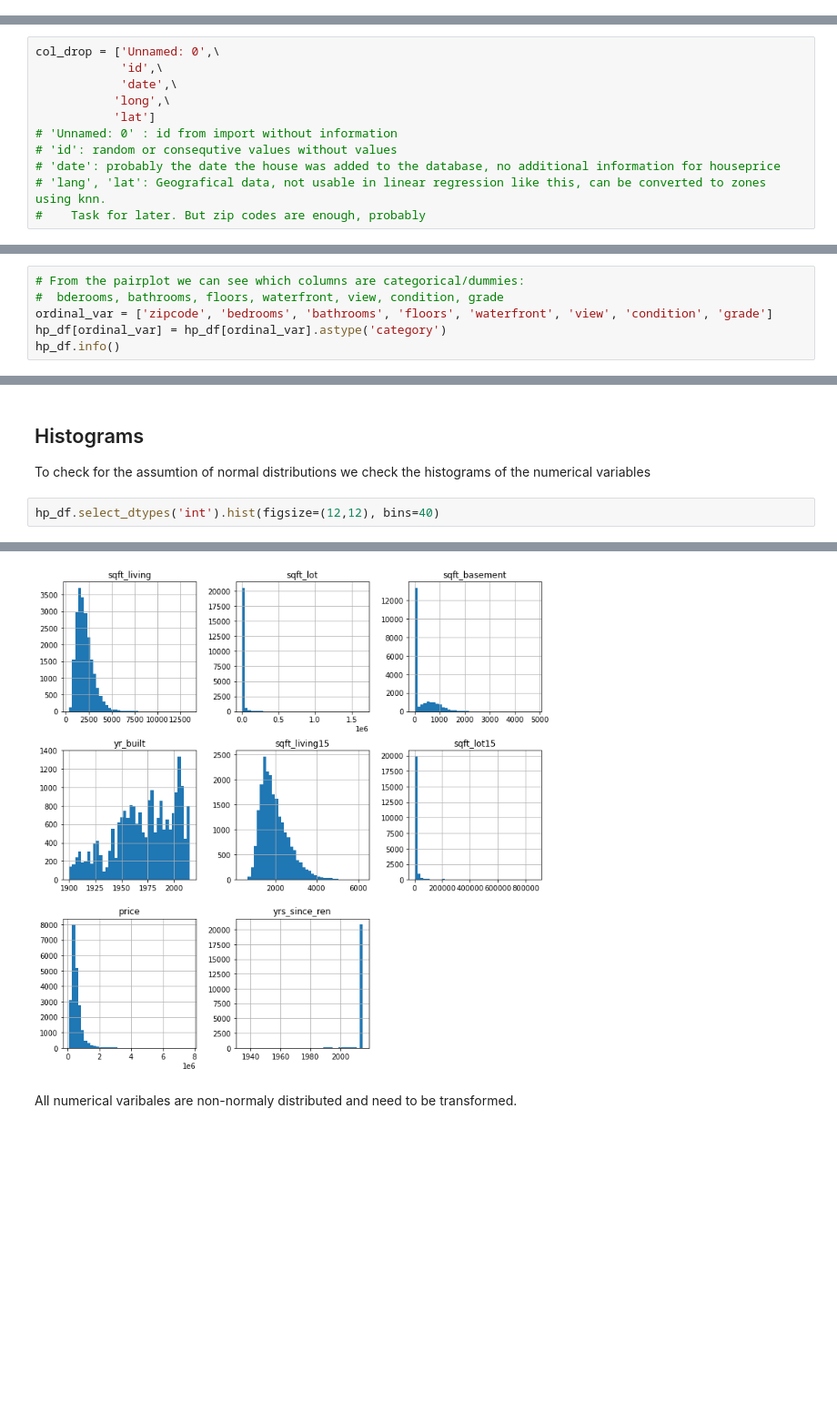
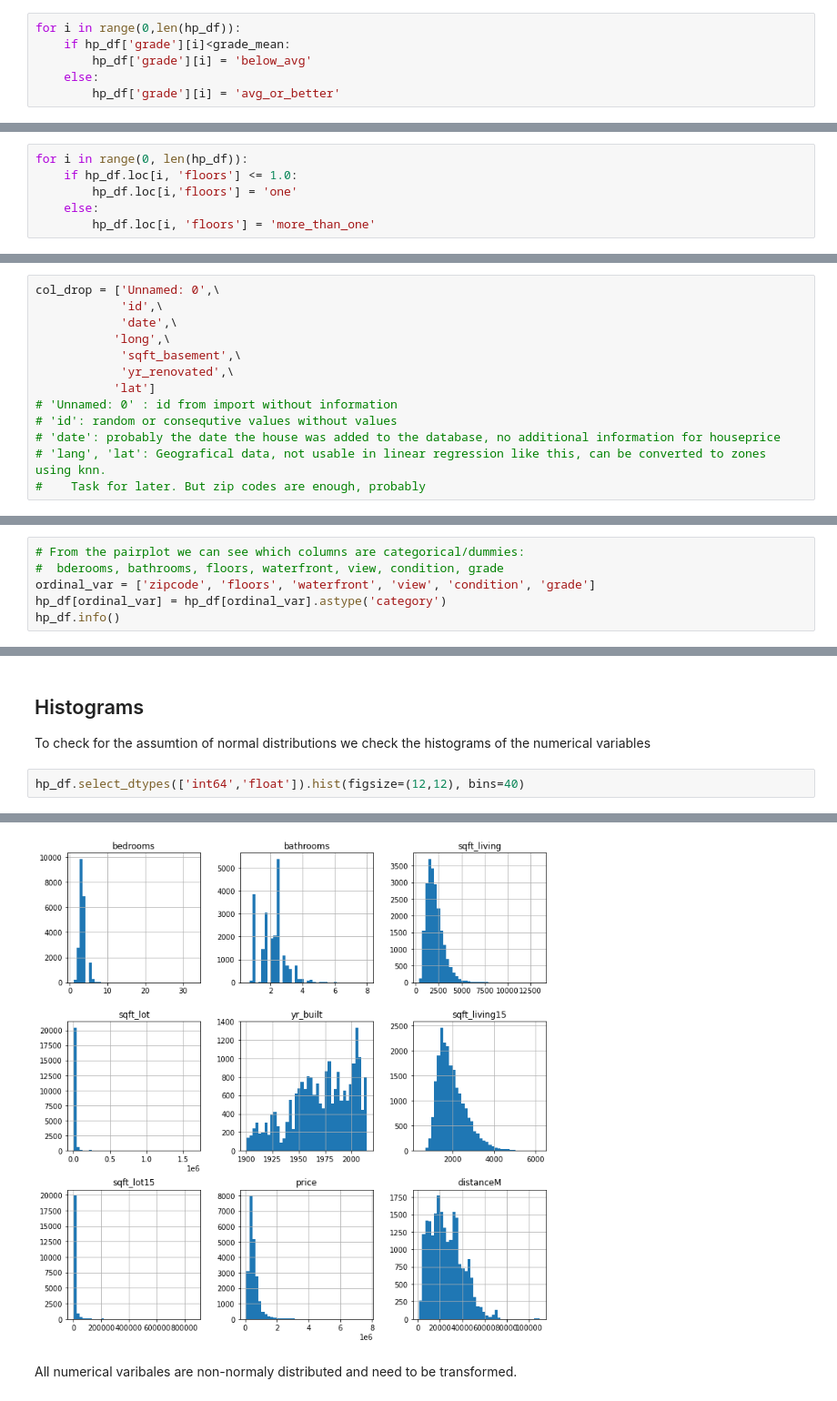
Before and after one commit to CrisQueCris/Houseprices, a Jupyter notebook: Modeling_Project/Midterm Regression.ipynb, the cells around one changed output, grey strips where cells are left out. Shown at 91% size. Drawn from its saved outputs; the diff is of its cells as text; blank space fills up the shorter version.

```diff
--- a/Modeling_Project/Midterm Regression.ipynb
+++ b/Modeling_Project/Midterm Regression.ipynb
@@ -169,0 +175,6 @@ hp_df.loc[hp_df['sqft_basement'] != 0, 'basement'] = True
+# %%
+for i in range(0,len(hp_df)):
+    if hp_df['grade'][i]<grade_mean:
+        hp_df['grade'][i] = 'below_avg'
+    else:
+        hp_df['grade'][i] = 'avg_or_better'
@@ -169,0 +210,6 @@ hp_df.loc[hp_df['sqft_basement'] != 0, 'basement'] = True
+# %%
+for i in range(0, len(hp_df)):
+    if hp_df.loc[i, 'floors'] <= 1.0:
+        hp_df.loc[i,'floors'] = 'one'
+    else:
+        hp_df.loc[i, 'floors'] = 'more_than_one'
@@ -176,6 +227,8 @@ col_drop = ['Unnamed: 0',\
             'id',\
             'date',\
            'long',\
+            'sqft_basement',\
+            'yr_renovated',\
            'lat']
 # 'Unnamed: 0' : id from import without information
 # 'id': random or consequtive values without values
@@ -214,7 +267,7 @@ memory usage: 3.1+ MB
 # %%
 # From the pairplot we can see which columns are categorical/dummies:
 #  bderooms, bathrooms, floors, waterfront, view, condition, grade
-ordinal_var = ['zipcode', 'bedrooms', 'bathrooms', 'floors', 'waterfront', 'view', 'condition', 'grade']
+ordinal_var = ['zipcode', 'floors', 'waterfront', 'view', 'condition', 'grade']
 hp_df[ordinal_var] = hp_df[ordinal_var].astype('category')
 hp_df.info()
 # %% [output]
@@ -281,5 +332,5 @@ The new dataframe does not contain anymore variables with a higher correlation t
 ## Histograms
 To check for the assumtion of normal distributions we check the histograms of the numerical variables
 # %%
-hp_df.select_dtypes('int').hist(figsize=(12,12), bins=40)
+hp_df.select_dtypes(['int64','float']).hist(figsize=(12,12), bins=40)
 # %% [output]
@@ -295,4 +346,4 @@ array([[<AxesSubplot:title={'center':'sqft_living'}>,
-[figure, old version]
+[figure, new version]
 # %% [markdown]
 All numerical varibales are non-normaly distributed and need to be transformed.
 # %% [markdown]
```
Also changed, not shown: parts of 133 cells of this notebook.
